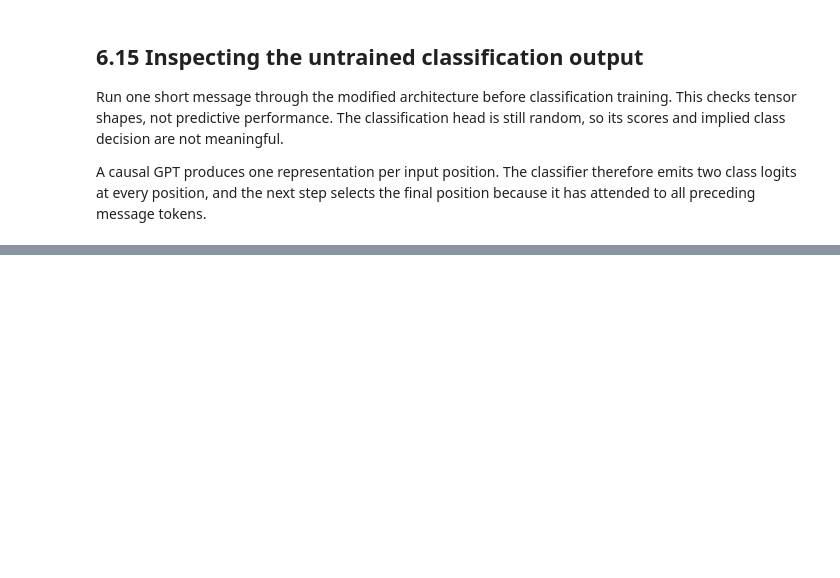
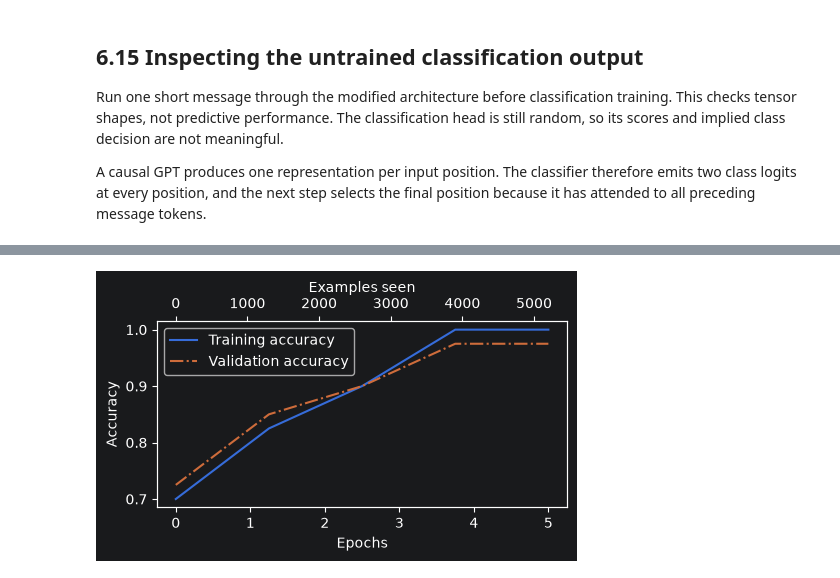
Before and after one commit to majorgilles/build-llms-from-scratch-companion, a Jupyter notebook: notebooks/06-fine-tuning-for-classification.ipynb, the cells around one changed output, grey strips where cells are left out. Drawn from its saved outputs; the diff is of its cells as text; code cells hidden in the pictures; blank space fills up the shorter version.

```diff
--- a/notebooks/06-fine-tuning-for-classification.ipynb
+++ b/notebooks/06-fine-tuning-for-classification.ipynb
@@ -686,0 +1320,18 @@ print("Last-position class logits:", last_token_logits)
+# %%
+# Both tensors: (num_epochs,), aligned with one accuracy pair per epoch
+epochs_tensor = torch.linspace(0, num_epochs, len(train_accs))
+examples_seen_tensor = torch.linspace(
+    0,
+    examples_seen,
+    len(train_accs),
+)
+# Accuracy values remain fractions in [0, 1] rather than percentages.
+plot_values(
+    epochs_tensor,
+    examples_seen_tensor,
+    train_accs,
+    val_accs,
+    label="accuracy",
+)
+# %% [output]
+[figure, added]
```
Also changed, not shown: parts of 42 cells of this notebook, 1 other file.
